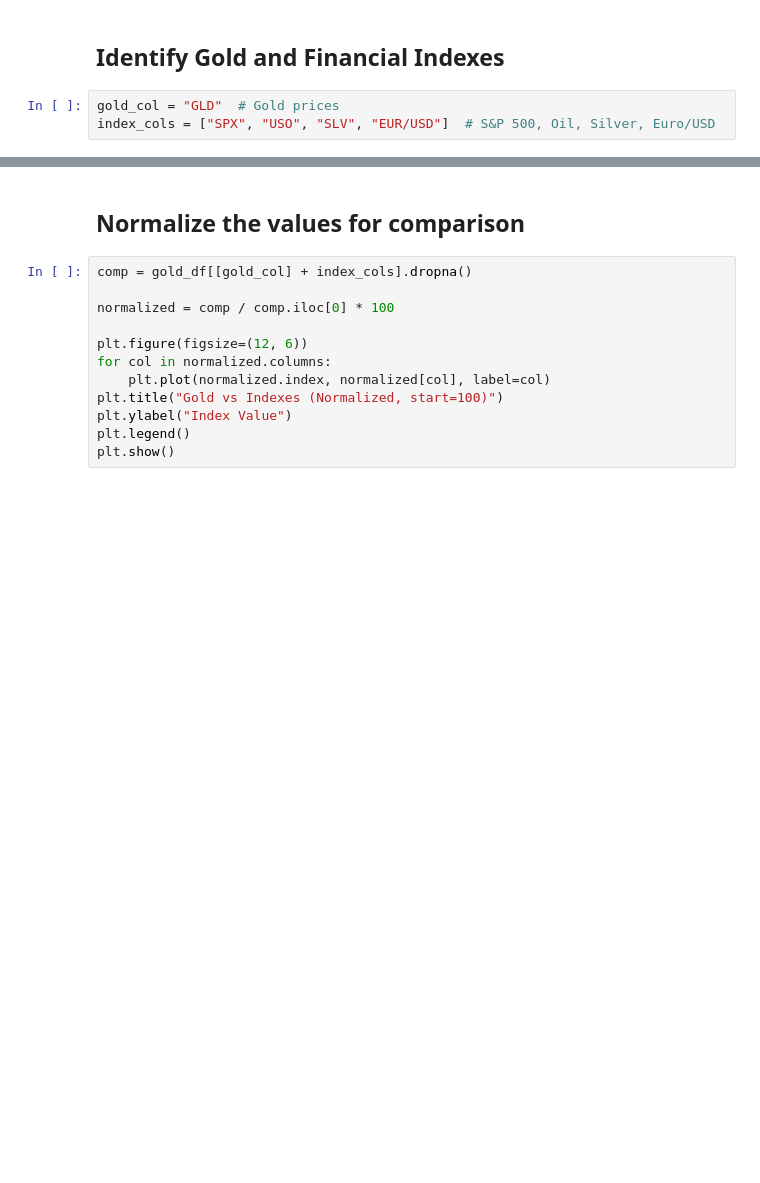
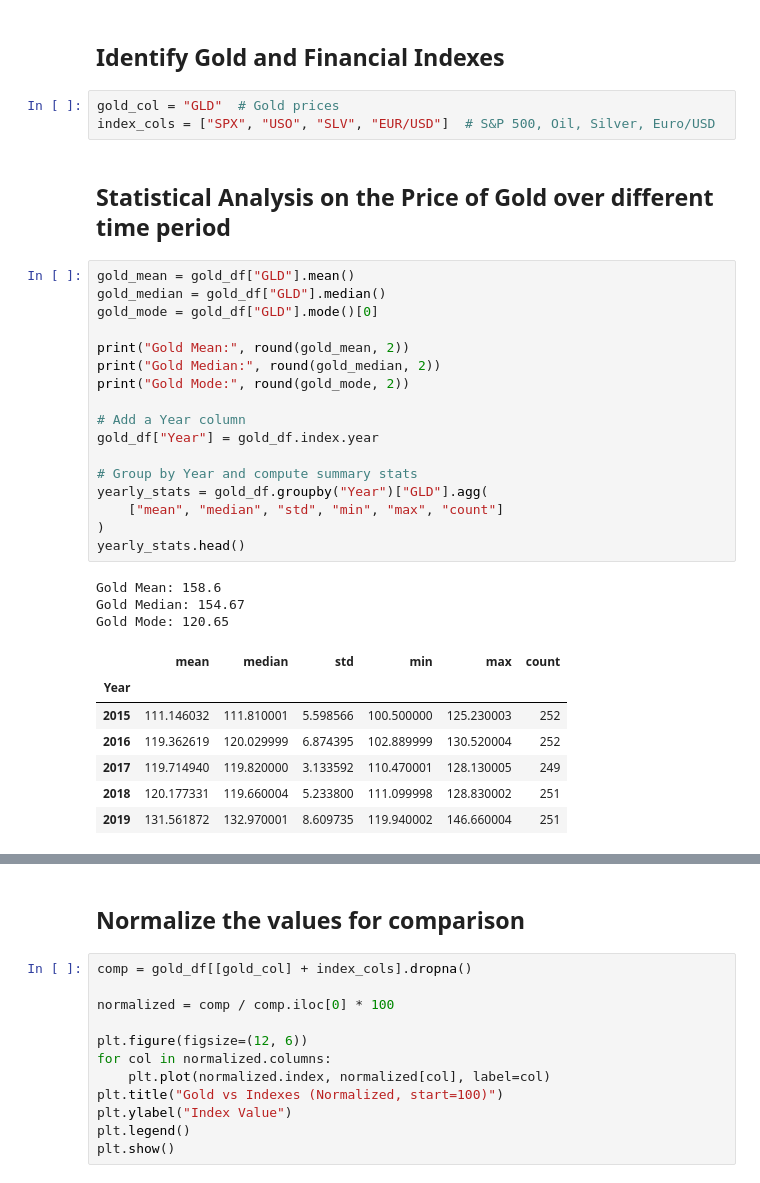
Before and after one commit to arushi40868/IDS706_Arushi_Wk2, a Jupyter notebook: gold_data_exploration.ipynb, the cells around one changed output, grey strips where cells are left out. Cells and saved outputs as stored; diff of their text form; blank space fills up the shorter version.

```diff
--- a/gold_data_exploration.ipynb
+++ b/gold_data_exploration.ipynb
@@ -64,3 +59,33 @@ None
 # %%
 gold_col = "GLD"  # Gold prices
 index_cols = ["SPX", "USO", "SLV", "EUR/USD"]  # S&P 500, Oil, Silver, Euro/USD
+# %% [markdown]
+## Statistical Analysis on the Price of Gold over different time period
+# %%
+gold_mean = gold_df["GLD"].mean()
+gold_median = gold_df["GLD"].median()
+gold_mode = gold_df["GLD"].mode()[0]
+
+print("Gold Mean:", round(gold_mean, 2))
+print("Gold Median:", round(gold_median, 2))
+print("Gold Mode:", round(gold_mode, 2))
+
+# Add a Year column
+gold_df["Year"] = gold_df.index.year
+
+# Group by Year and compute summary stats
+yearly_stats = gold_df.groupby("Year")["GLD"].agg(
+    ["mean", "median", "std", "min", "max", "count"]
+)
+yearly_stats.head()
+# %% [output]
+Gold Mean: 158.6
+Gold Median: 154.67
+Gold Mode: 120.65
+|  | mean | median | std | min | max | count |
+| Year |  |  |  |  |  |  |
+| 2015 | 111.146032 | 111.810001 | 5.598566 | 100.500000 | 125.230003 | 252 |
+| 2016 | 119.362619 | 120.029999 | 6.874395 | 102.889999 | 130.520004 | 252 |
+| 2017 | 119.714940 | 119.820000 | 3.133592 | 110.470001 | 128.130005 | 249 |
+| 2018 | 120.177331 | 119.660004 | 5.233800 | 111.099998 | 128.830002 | 251 |
+| 2019 | 131.561872 | 132.970001 | 8.609735 | 119.940002 | 146.660004 | 251 |
```
Also changed, not shown: parts of 5 cells of this notebook, 2 other files.
